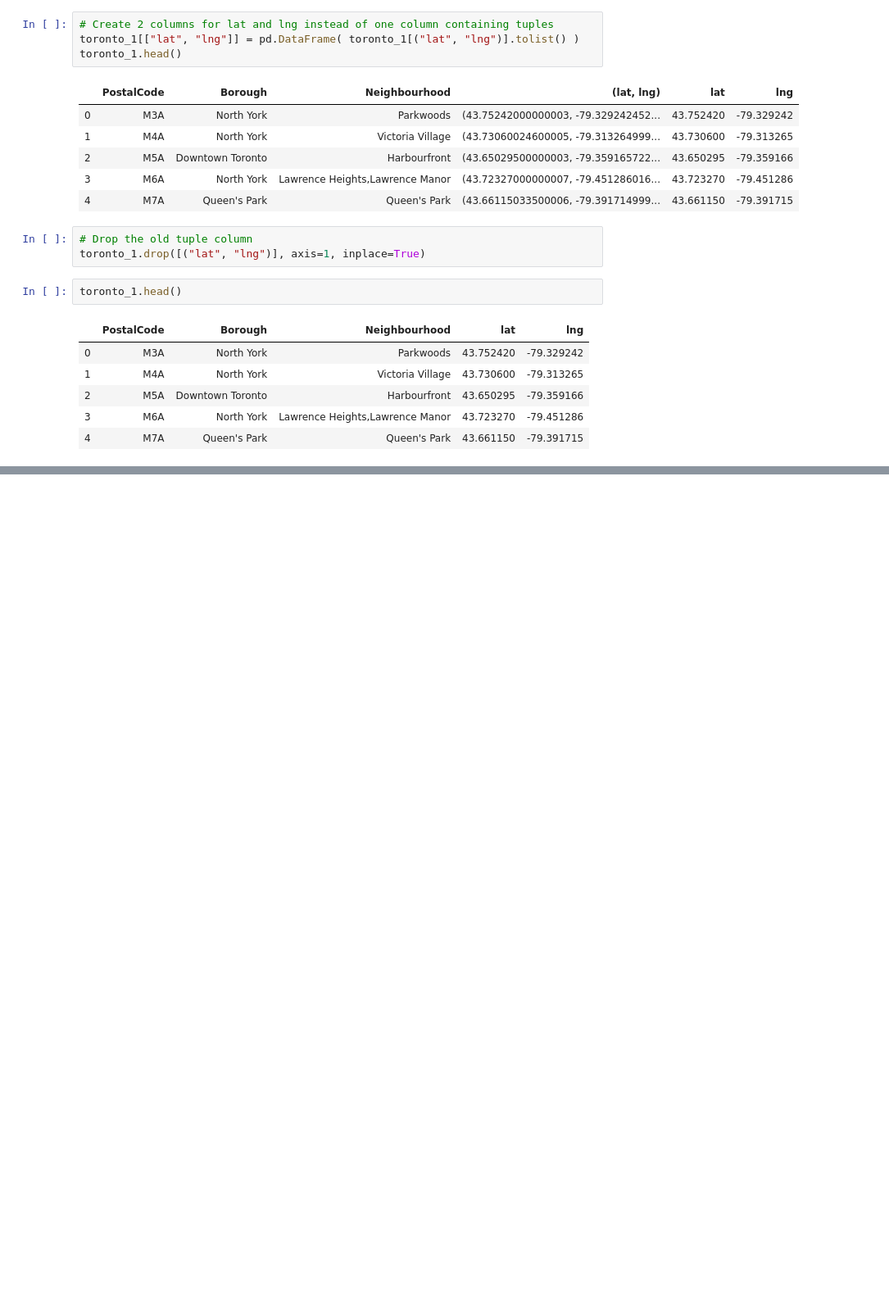
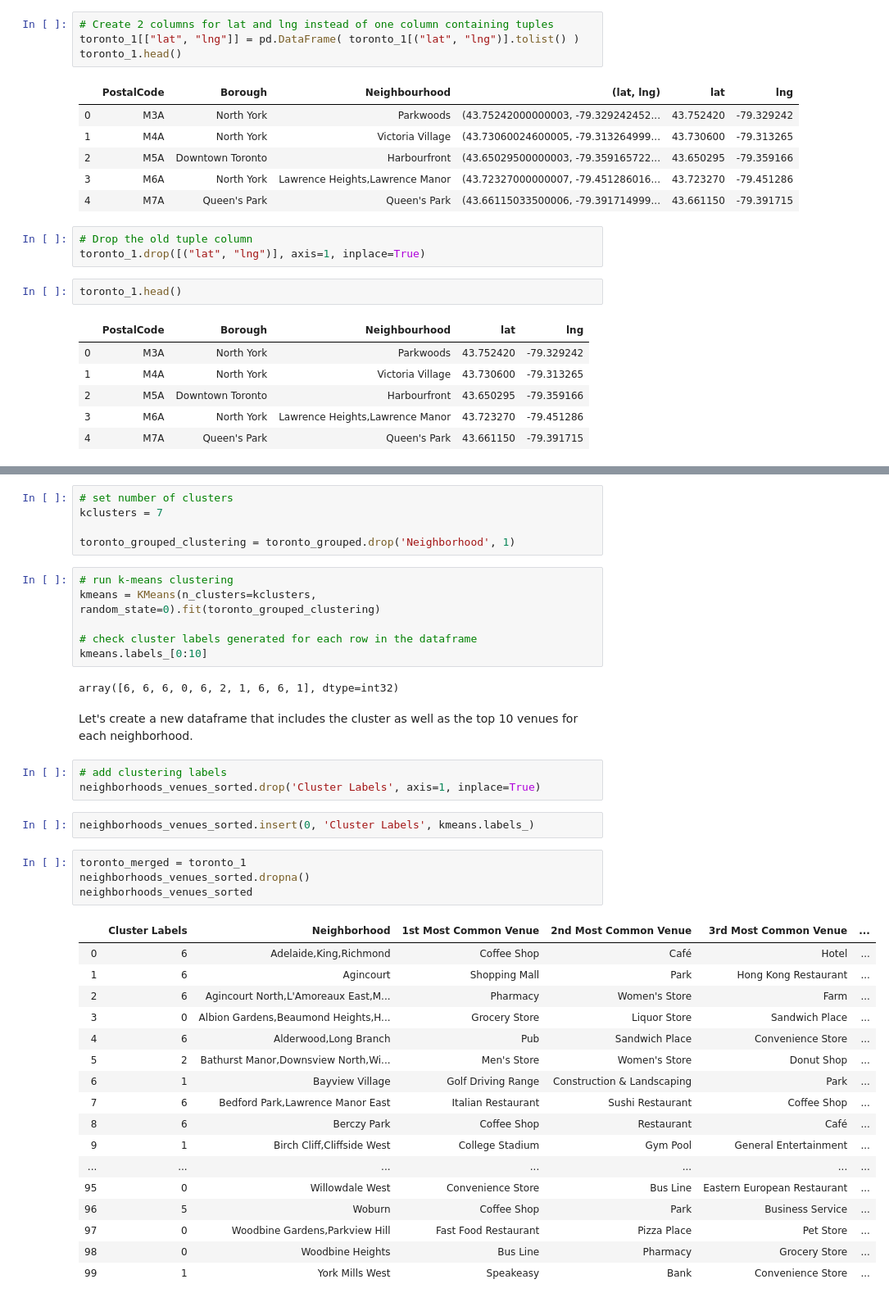
Before and after one commit to cstsrt/Coursera_Capstone, a Jupyter notebook: Toronto neighborhood.ipynb, the cells around one changed output, grey strips where cells are left out. Shown at 82% size. Drawn from its saved outputs; the diff is of its cells as text; blank space fills up the shorter version.

Commit message:
Added clustering

```diff
--- a/Toronto neighborhood.ipynb
+++ b/Toronto neighborhood.ipynb
@@ -193,0 +558,42 @@ toronto_1.head()
+# %%
+# set number of clusters
+kclusters = 7
+
+toronto_grouped_clustering = toronto_grouped.drop('Neighborhood', 1)
+# %%
+# run k-means clustering
+kmeans = KMeans(n_clusters=kclusters, random_state=0).fit(toronto_grouped_clustering)
+
+# check cluster labels generated for each row in the dataframe
+kmeans.labels_[0:10]
+# %% [output]
+array([6, 6, 6, 0, 6, 2, 1, 6, 6, 1], dtype=int32)
+# %% [markdown]
+Let's create a new dataframe that includes the cluster as well as the top 10 venues for each neighborhood.
+# %%
+# add clustering labels
+neighborhoods_venues_sorted.drop('Cluster Labels', axis=1, inplace=True)
+# %%
+neighborhoods_venues_sorted.insert(0, 'Cluster Labels', kmeans.labels_)
+# %%
+toronto_merged = toronto_1
+neighborhoods_venues_sorted.dropna()
+neighborhoods_venues_sorted
+# %% [output]
+|  | Cluster Labels | Neighborhood | 1st Most Common Venue | 2nd Most Common Venue | 3rd Most Common Venue | ... |
+| 0 | 6 | Adelaide,King,Richmond | Coffee Shop | Café | Hotel | ... |
+| 1 | 6 | Agincourt | Shopping Mall | Park | Hong Kong Restaurant | ... |
+| 2 | 6 | Agincourt North,L'Amoreaux East,M... | Pharmacy | Women's Store | Farm | ... |
+| 3 | 0 | Albion Gardens,Beaumond Heights,H... | Grocery Store | Liquor Store | Sandwich Place | ... |
+| 4 | 6 | Alderwood,Long Branch | Pub | Sandwich Place | Convenience Store | ... |
+| 5 | 2 | Bathurst Manor,Downsview North,Wi... | Men's Store | Women's Store | Donut Shop | ... |
+| 6 | 1 | Bayview Village | Golf Driving Range | Construction & Landscaping | Park | ... |
+| 7 | 6 | Bedford Park,Lawrence Manor East | Italian Restaurant | Sushi Restaurant | Coffee Shop | ... |
+| 8 | 6 | Berczy Park | Coffee Shop | Restaurant | Café | ... |
+| 9 | 1 | Birch Cliff,Cliffside West | College Stadium | Gym Pool | General Entertainment | ... |
+| ... | ... | ... | ... | ... | ... | ... |
+| 95 | 0 | Willowdale West | Convenience Store | Bus Line | Eastern European Restaurant | ... |
+| 96 | 5 | Woburn | Coffee Shop | Park | Business Service | ... |
+| 97 | 0 | Woodbine Gardens,Parkview Hill | Fast Food Restaurant | Pizza Place | Pet Store | ... |
+| 98 | 0 | Woodbine Heights | Bus Line | Pharmacy | Grocery Store | ... |
+| 99 | 1 | York Mills West | Speakeasy | Bank | Convenience Store | ... |
```
Also changed, not shown: parts of 58 cells of this notebook.
